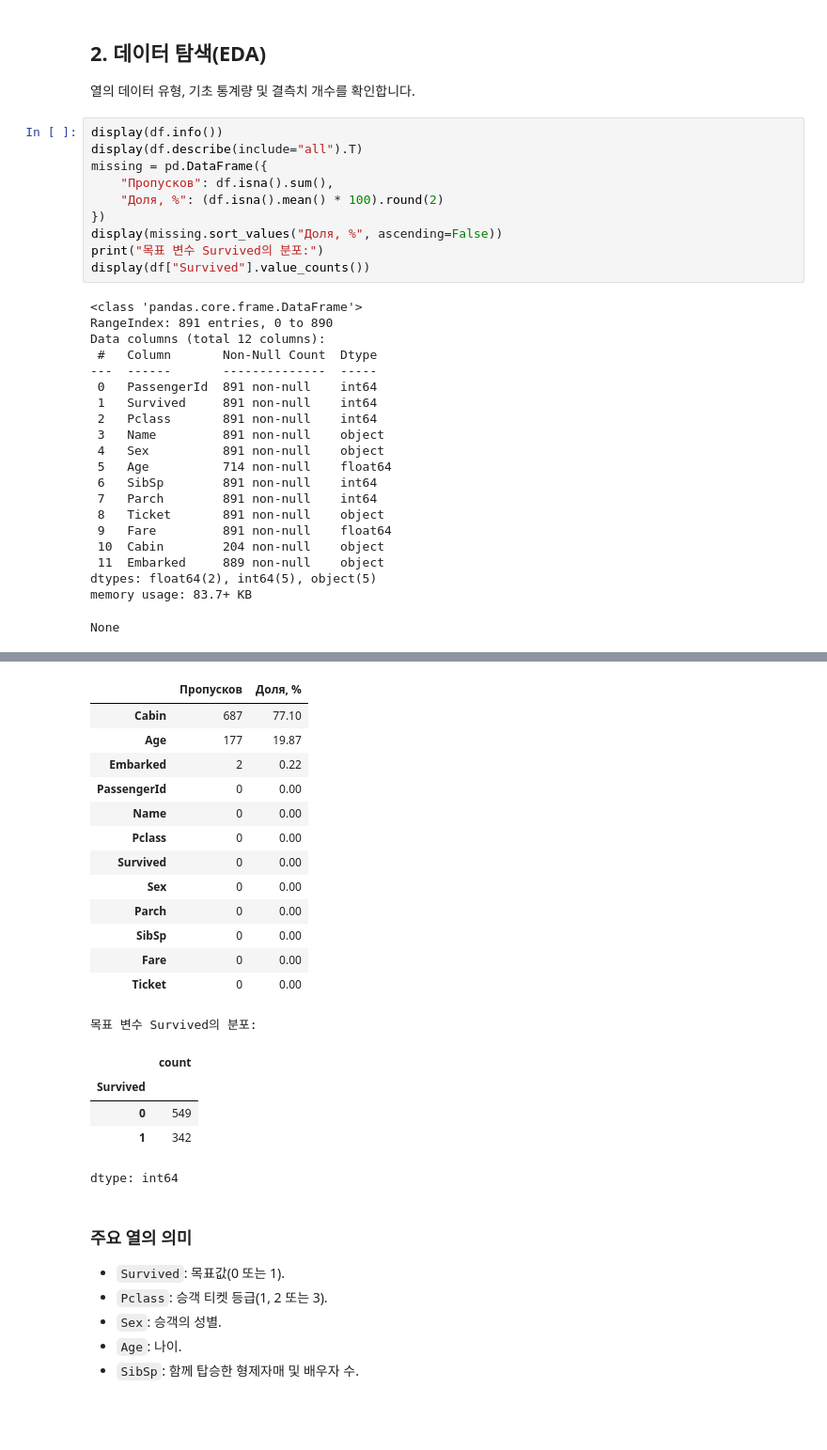
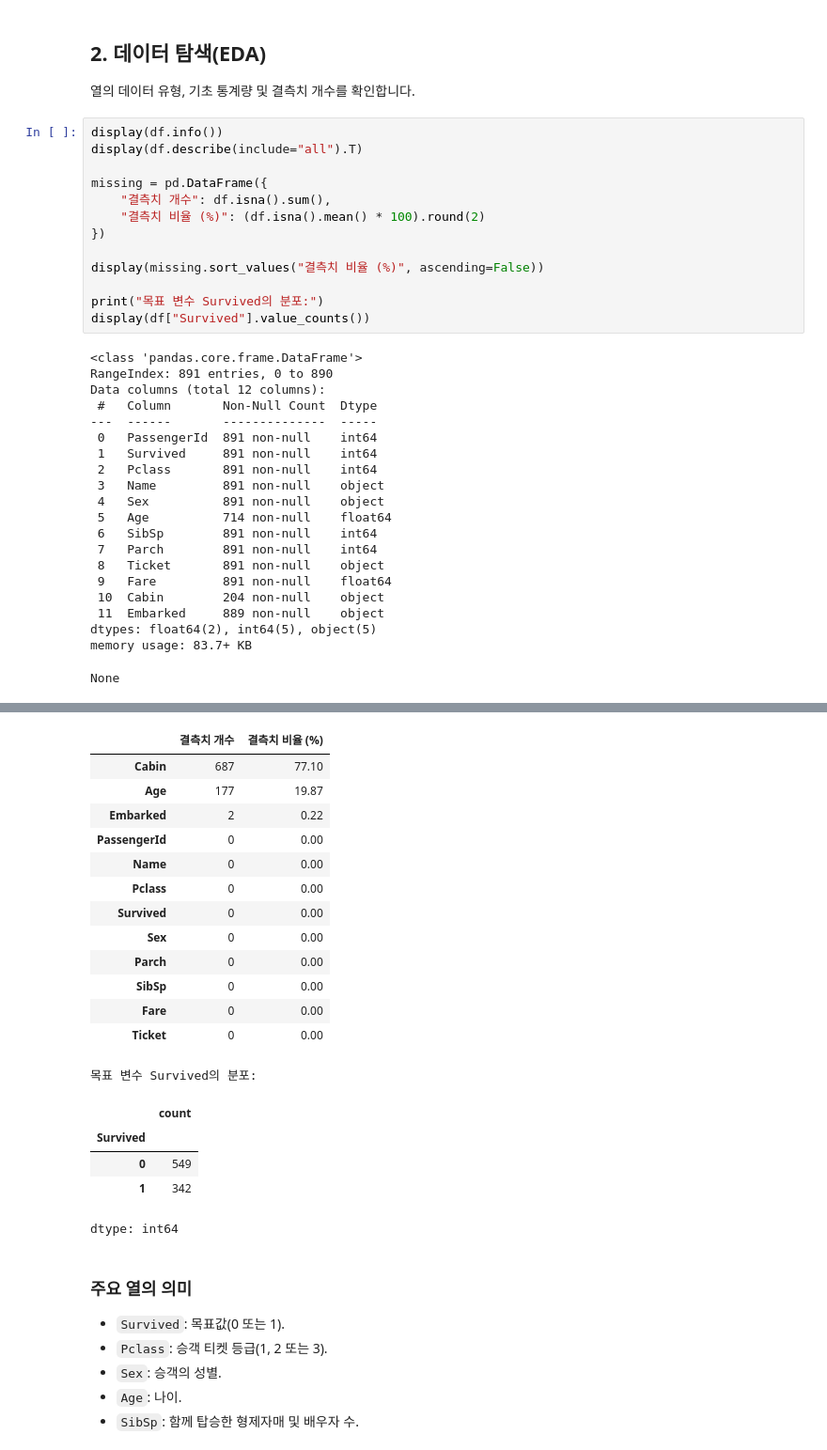
Before and after one commit to matashova12345/Application-Deployment, a Jupyter notebook: Titanic_KNN_실습과제_27_11_26.ipynb, the cells around one changed output, grey strips where cells are left out. Shown at 94% size. Drawn from its saved outputs; the diff is of its cells as text; blank space fills up the shorter version.

```diff
--- a/Titanic_KNN_실습과제_27_11_26.ipynb
+++ b/Titanic_KNN_실습과제_27_11_26.ipynb
@@ -45,11 +45,14 @@ display(df.head())
 # %%
 display(df.info())
 display(df.describe(include="all").T)
+
 missing = pd.DataFrame({
-    "Пропусков": df.isna().sum(),
-    "Доля, %": (df.isna().mean() * 100).round(2)
+    "결측치 개수": df.isna().sum(),
+    "결측치 비율 (%)": (df.isna().mean() * 100).round(2)
 })
-display(missing.sort_values("Доля, %", ascending=False))
+
+display(missing.sort_values("결측치 비율 (%)", ascending=False))
+
 print("목표 변수 Survived의 분포:")
 display(df["Survived"].value_counts())
 # %% [output]
@@ -59,34 +62,34 @@ Data columns (total 12 columns):
  #   Column       Non-Null Count  Dtype
 ---  ------       --------------  -----
  0   PassengerId  891 non-null    int64
  1   Survived     891 non-null    int64
  2   Pclass       891 non-null    int64
  3   Name         891 non-null    object
  4   Sex          891 non-null    object
  5   Age          714 non-null    float64
  6   SibSp        891 non-null    int64
  7   Parch        891 non-null    int64
  8   Ticket       891 non-null    object
  9   Fare         891 non-null    float64
  10  Cabin        204 non-null    object
  11  Embarked     889 non-null    object
 dtypes: float64(2), int64(5), object(5)
 memory usage: 83.7+ KB
 None
 |  | count | unique | top | freq | mean | std | min | 25% | 50% | 75% | max |
 | PassengerId | 891.0 | NaN | NaN | NaN | 446.0 | 257.353842 | 1.0 | 223.5 | 446.0 | 668.5 | 891.0 |
 | Survived | 891.0 | NaN | NaN | NaN | 0.383838 | 0.486592 | 0.0 | 0.0 | 0.0 | 1.0 | 1.0 |
 | Pclass | 891.0 | NaN | NaN | NaN | 2.308642 | 0.836071 | 1.0 | 2.0 | 3.0 | 3.0 | 3.0 |
 | Name | 891 | 891 | Braund, Mr. Owen Harris | 1 | NaN | NaN | NaN | NaN | NaN | NaN | NaN |
 | Sex | 891 | 2 | male | 577 | NaN | NaN | NaN | NaN | NaN | NaN | NaN |
 | Age | 714.0 | NaN | NaN | NaN | 29.699118 | 14.526497 | 0.42 | 20.125 | 28.0 | 38.0 | 80.0 |
 | SibSp | 891.0 | NaN | NaN | NaN | 0.523008 | 1.102743 | 0.0 | 0.0 | 0.0 | 1.0 | 8.0 |
 | Parch | 891.0 | NaN | NaN | NaN | 0.381594 | 0.806057 | 0.0 | 0.0 | 0.0 | 0.0 | 6.0 |
 | Ticket | 891 | 681 | 347082 | 7 | NaN | NaN | NaN | NaN | NaN | NaN | NaN |
 | Fare | 891.0 | NaN | NaN | NaN | 32.204208 | 49.693429 | 0.0 | 7.9104 | 14.4542 | 31.0 | 512.3292 |
 | Cabin | 204 | 147 | G6 | 4 | NaN | NaN | NaN | NaN | NaN | NaN | NaN |
 | Embarked | 889 | 3 | S | 644 | NaN | NaN | NaN | NaN | NaN | NaN | NaN |
-|  | Пропусков | Доля, % |
+|  | 결측치 개수 | 결측치 비율 (%) |
 | Cabin | 687 | 77.10 |
 | Age | 177 | 19.87 |
 | Embarked | 2 | 0.22 |
```
Also changed, not shown: parts of 2 cells of this notebook.
